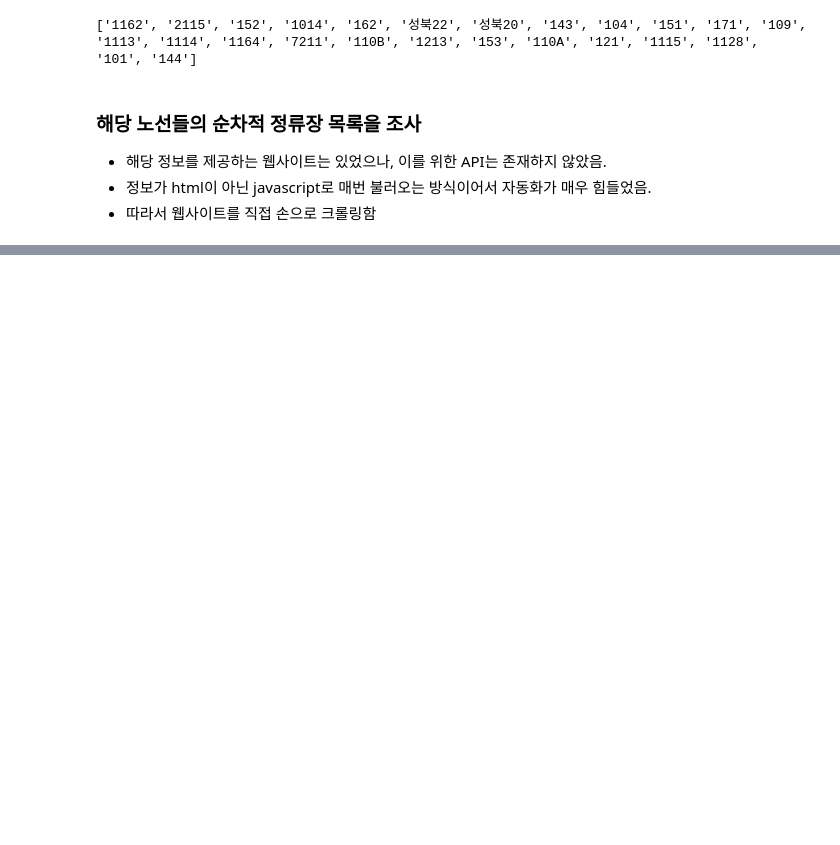
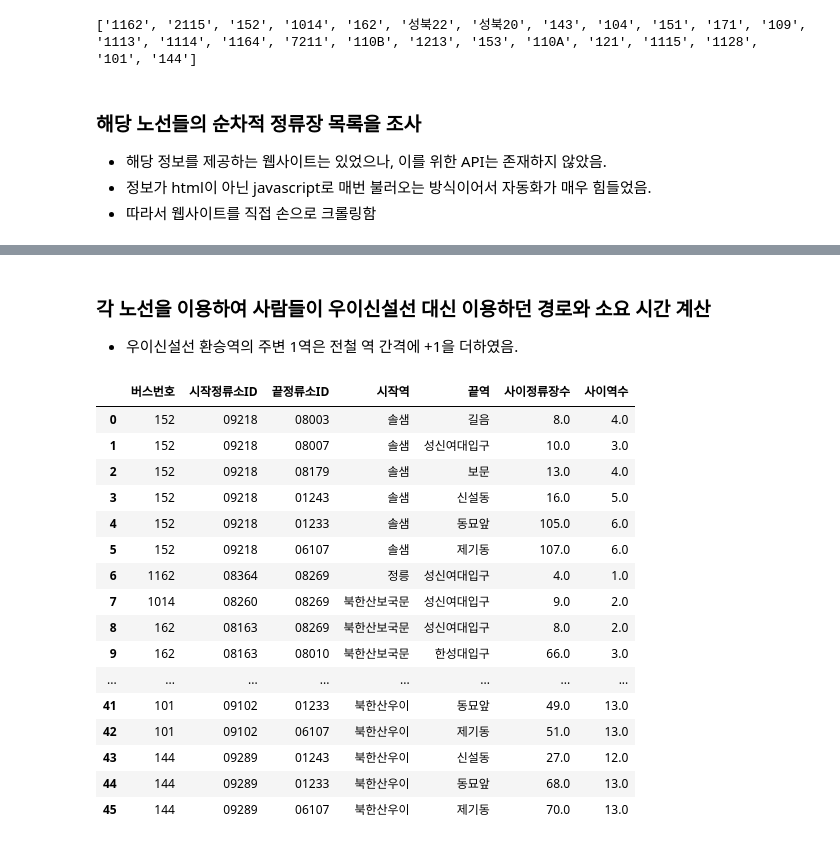
Before and after one commit to cookiesweets/bigdata2017_18_dgist, a Jupyter notebook: Team18_analysis.ipynb, the cells around one changed output, grey strips where cells are left out. Drawn from its saved outputs; the diff is of its cells as text; code cells hidden in the pictures; blank space fills up the shorter version.

```diff
--- a/Team18_analysis.ipynb
+++ b/Team18_analysis.ipynb
@@ -180,3 +194,9 @@ busline_common_df
 | 130 | NaN | NaN | NaN | NaN | NaN | NaN | NaN | NaN | NaN | NaN | ... | ... |
 | 131 | NaN | NaN | NaN | NaN | NaN | NaN | NaN | NaN | NaN | NaN | ... | ... |
 132 rows × 25 columns
+# %% [markdown]
+### 각 노선을 이용하여 사람들이 우이신설선 대신 이용하던 경로와 소요 시간 계산
+- 우이신설선 환승역의 주변 1역은 전철 역 간격에 +1을 더하였음.
+# %%
+UILine = ['북한산우이','솔밭공원','4.19민주묘지','가오리','화계','삼양','삼양사거리','솔샘','북한산보국문','정릉','성신여대입구','보문','신설동']
+NearTransfer = {'한성대입구':11, '길음':11, '창신':12, '안암':12, '동묘앞':13, '제기동':13}
@@ -182,0 +224,62 @@ busline_common_df
+# %%
+TimeComparison= pd.DataFrame(columns=['버스번호','시작정류소ID','끝정류소ID','시작역','끝역','사이정류장수','사이역수'])
+TimeComparison
+for i in range(len(busline_linenum)):
+    busline_common_region.append(list())
+    current_line = busline_linenum[i]
+    j = 0
+    homestopsID = []
+    homestops = []
+    transferstopsID = []
+    transferstops = []
+    beforeblock = 'none'
+    for station in busline_linelist[i]:
+        if busline_common_df[current_line][j] == 'home':
+            if not len(transferstops) == 0:
+                break
+            if beforeblock == 'none':
+                homestopsID.append([buslineStops[current_line][j],j])
+                homestops.append(station_by_busstopID(buslineStops[current_line][j]))
+            beforeblock = 'home'
+        elif busline_common_df[current_line][j] == 'transfer':
+            if not beforeblock == 'transfer':
+                if station_by_busstopID(buslineStops[current_line][j]) in transferstops:
+                    break
+                else:
+                    transferstopsID.append([buslineStops[current_line][j],j])
+                    transferstops.append(station_by_busstopID(buslineStops[current_line][j]))
+
+        elif busline_common_df[current_line][j] == 'none':
+            beforeblock = 'none'
+        j = j + 1
+    for p in range(len(homestops)):
+        for q in range(len(transferstops)):
+            temp_df = pd.DataFrame({'버스번호':[current_line],
+                                    '시작정류소ID':[homestopsID[p][0]],
+                                    '끝정류소ID':[transferstopsID[q][0]],
+                                    '시작역':[homestops[p]],
+                                    '끝역':[transferstops[q]],
+                                    '사이정류장수':[transferstopsID[q][1]-homestopsID[p][1]],
+                                    '사이역수': [cal_subway_station(homestops[p],transferstops[q])]
+                                    })
+            TimeComparison = TimeComparison.append(temp_df, ignore_index = True)
+TimeComparison = TimeComparison[['버스번호','시작정류소ID','끝정류소ID','시작역','끝역','사이정류장수','사이역수']]
+TimeComparison
+# %% [output]
+|  | 버스번호 | 시작정류소ID | 끝정류소ID | 시작역 | 끝역 | 사이정류장수 | 사이역수 |
+| 0 | 152 | 09218 | 08003 | 솔샘 | 길음 | 8.0 | 4.0 |
+| 1 | 152 | 09218 | 08007 | 솔샘 | 성신여대입구 | 10.0 | 3.0 |
+| 2 | 152 | 09218 | 08179 | 솔샘 | 보문 | 13.0 | 4.0 |
+| 3 | 152 | 09218 | 01243 | 솔샘 | 신설동 | 16.0 | 5.0 |
+| 4 | 152 | 09218 | 01233 | 솔샘 | 동묘앞 | 105.0 | 6.0 |
+| 5 | 152 | 09218 | 06107 | 솔샘 | 제기동 | 107.0 | 6.0 |
+| 6 | 1162 | 08364 | 08269 | 정릉 | 성신여대입구 | 4.0 | 1.0 |
+| 7 | 1014 | 08260 | 08269 | 북한산보국문 | 성신여대입구 | 9.0 | 2.0 |
+| 8 | 162 | 08163 | 08269 | 북한산보국문 | 성신여대입구 | 8.0 | 2.0 |
+| 9 | 162 | 08163 | 08010 | 북한산보국문 | 한성대입구 | 66.0 | 3.0 |
+| ... | ... | ... | ... | ... | ... | ... | ... |
+| 41 | 101 | 09102 | 01233 | 북한산우이 | 동묘앞 | 49.0 | 13.0 |
+| 42 | 101 | 09102 | 06107 | 북한산우이 | 제기동 | 51.0 | 13.0 |
+| 43 | 144 | 09289 | 01243 | 북한산우이 | 신설동 | 27.0 | 12.0 |
+| 44 | 144 | 09289 | 01233 | 북한산우이 | 동묘앞 | 68.0 | 13.0 |
+| 45 | 144 | 09289 | 06107 | 북한산우이 | 제기동 | 70.0 | 13.0 |
```
Also changed, not shown: parts of 4 cells of this notebook, 1 other file.
